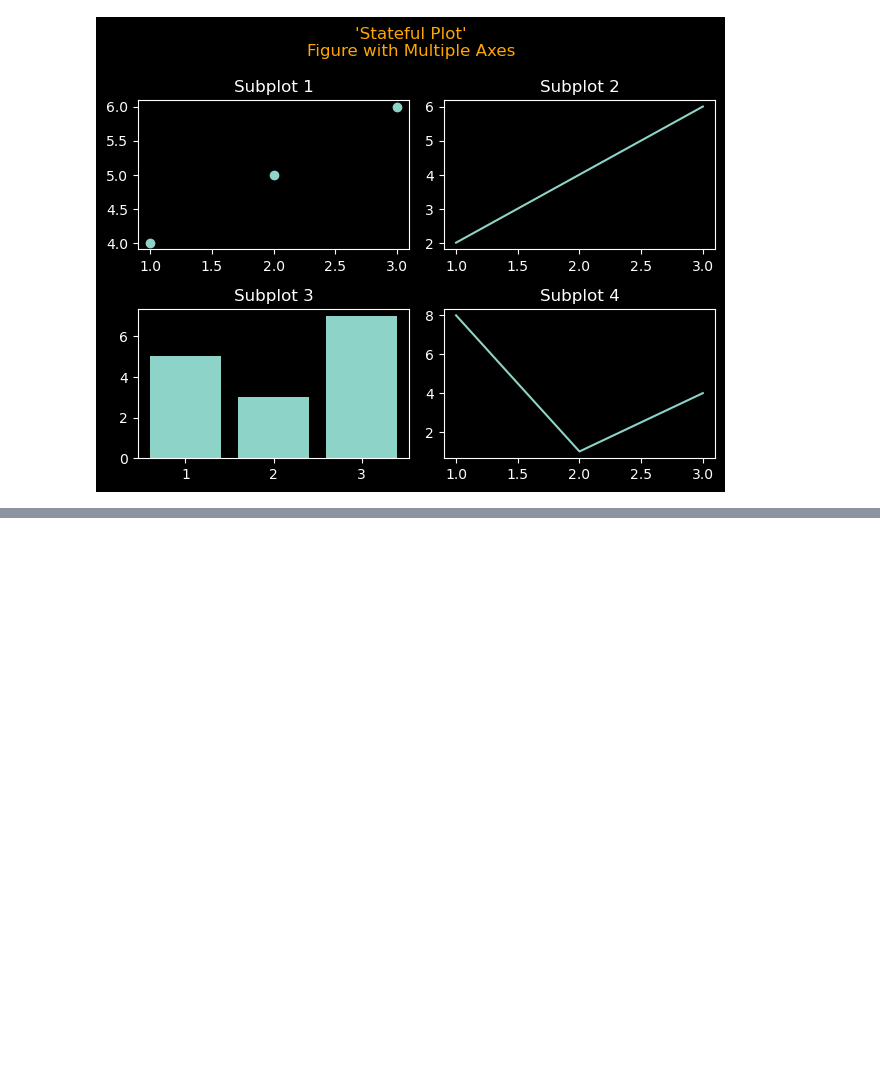
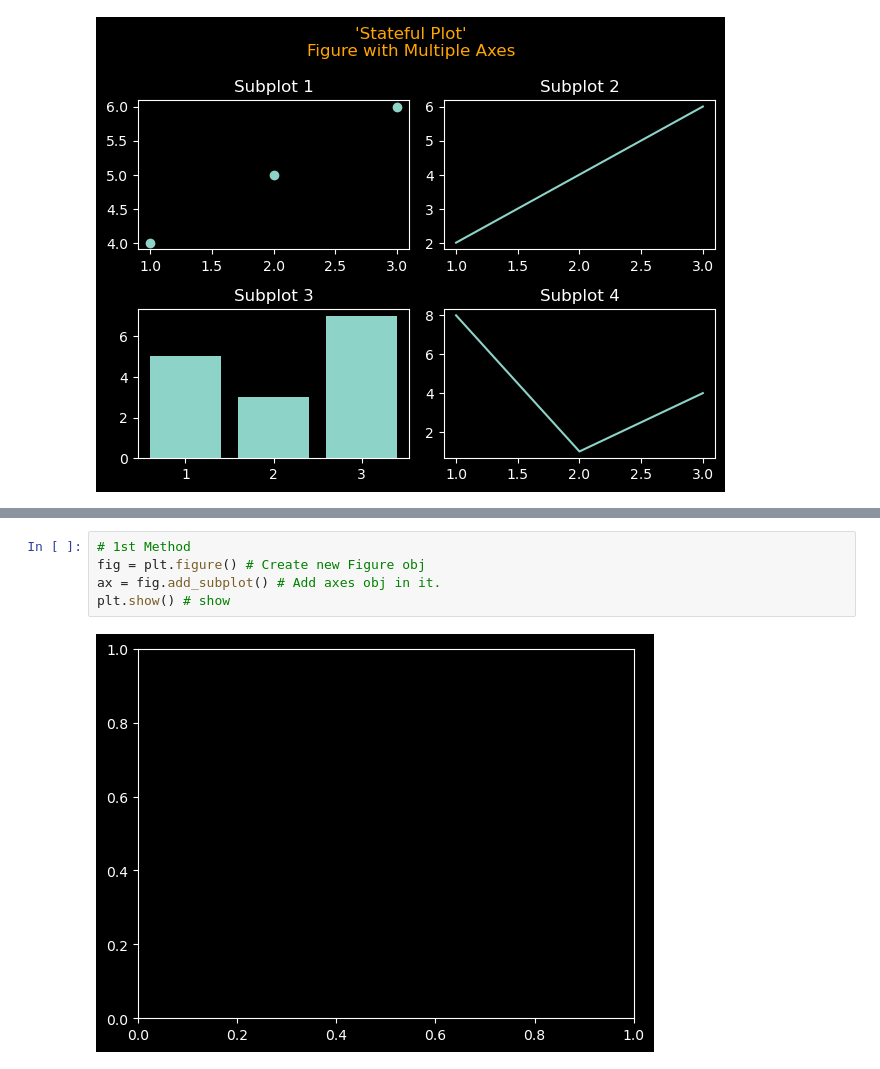
Before and after one commit to DarkDk123/ZTM-ML-Data-Science, a Jupyter notebook: 6. Matplotlib : Visualizing Data/Matplotlib_Intro.ipynb, the cells around one changed output, grey strips where cells are left out. Cells and saved outputs as stored; diff of their text form; blank space fills up the shorter version.

Commit message:
OO approach | Visualizing with multiple ways

```diff
--- a/6. Matplotlib : Visualizing Data/Matplotlib_Intro.ipynb
+++ b/6. Matplotlib : Visualizing Data/Matplotlib_Intro.ipynb
@@ -118,0 +132,7 @@ plt.show()
+# %%
+# 1st Method
+fig = plt.figure() # Create new Figure obj
+ax = fig.add_subplot() # Add axes obj in it.
+plt.show() # show
+# %% [output]
+[figure, added]
```
Also changed, not shown: parts of 5 cells of this notebook, 1 other file.
